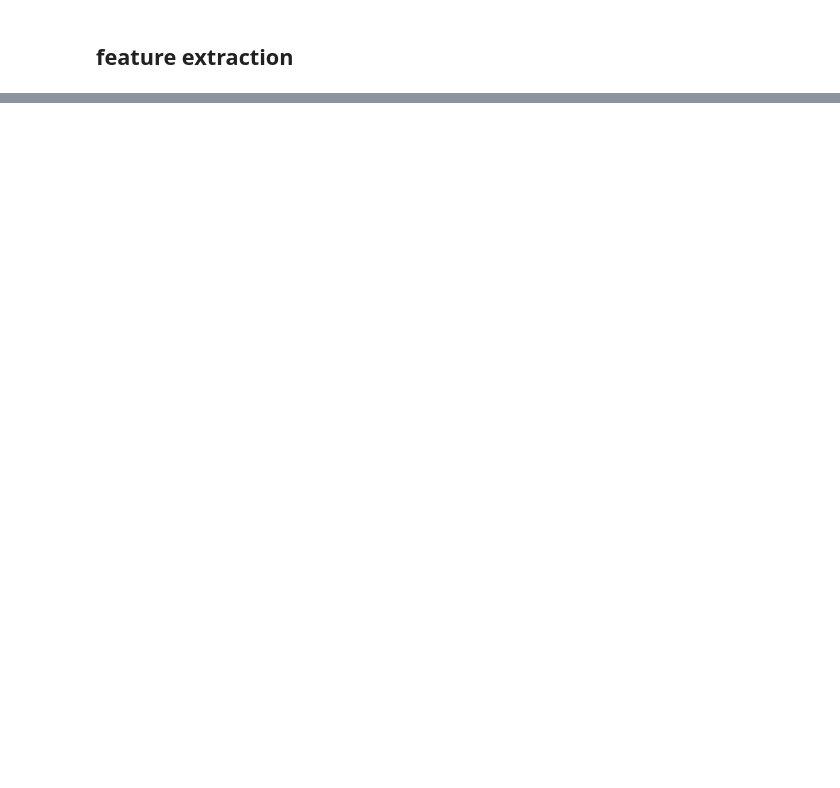
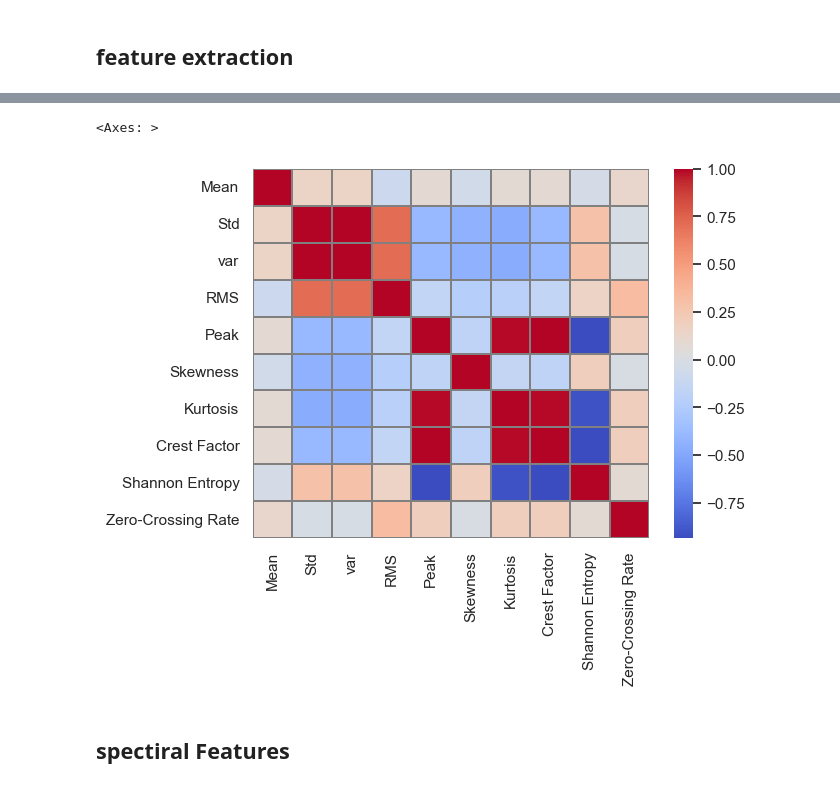
Before and after one commit to HanaRagab50/EEG-Eye-state-classifier, a Jupyter notebook: classifier.ipynb, the cells around one changed output, grey strips where cells are left out. Saved outputs shown, nothing was run; the diff lists cells and outputs as text; code cells hidden in the pictures; blank space fills up the shorter version.

```diff
--- a/classifier.ipynb
+++ b/classifier.ipynb
@@ -251,3 +251,11 @@ eyeDetection    1.000033
 dtype: float64
 # %% [markdown]
 ## feature extraction
+# %%
+features={}
+
+for ch in eeg_norm.columns:
+    features[ch]=helper_functions.extract_features(eeg_norm[ch])
+# %%
+comparison_df = pd.DataFrame(features).T
+comparison_df
@@ -253,0 +279,9 @@ dtype: float64
+# %%
+corr=comparison_df.corr()
+
+sns.heatmap(corr,cmap="coolwarm",annot=False,linewidths=0.003,linecolor='grey')
+# %% [output]
+<Axes: >
+[figure, added]
+# %% [markdown]
+## spectiral Features
```
Also changed, not shown: parts of 26 cells of this notebook, 1 other file.
